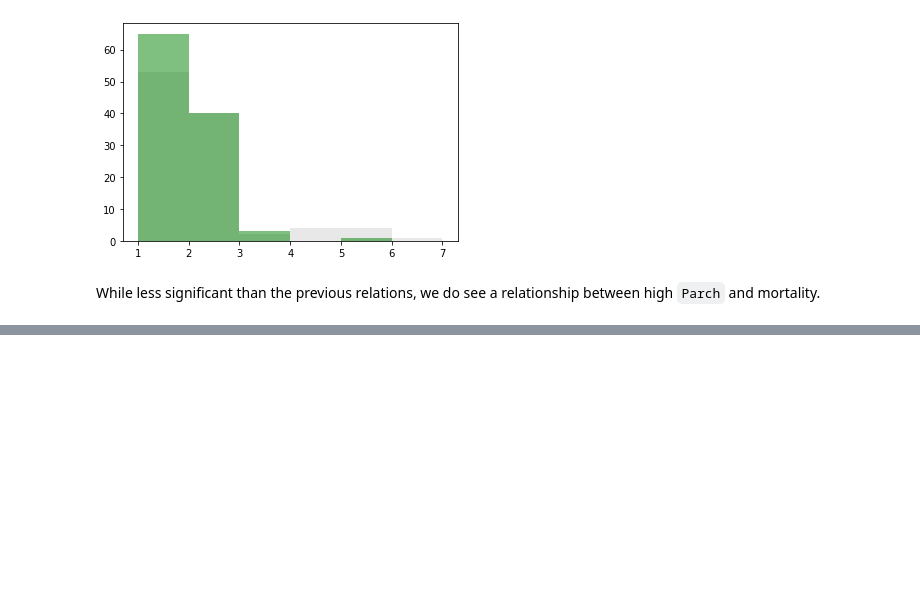
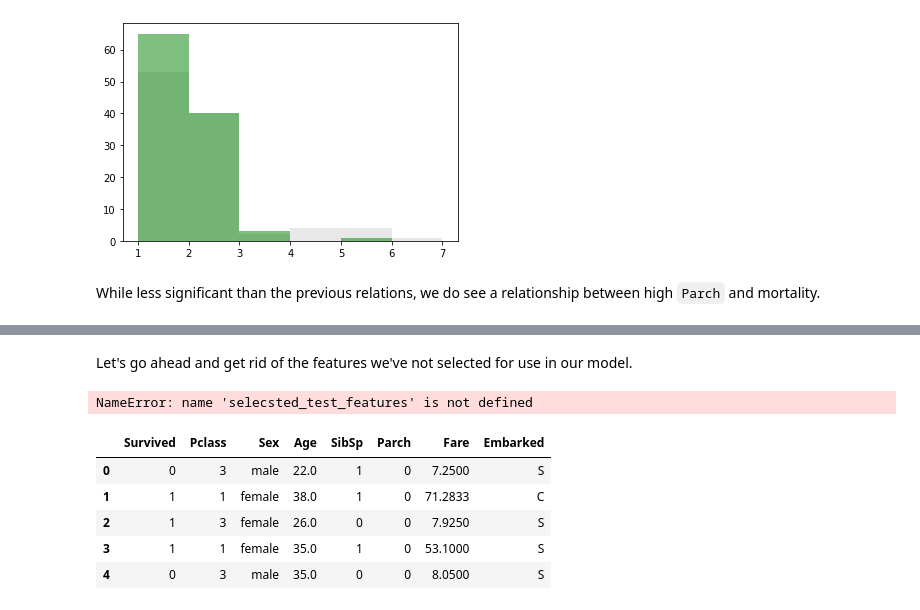
Before and after one commit to typekev/kaggle-titanic, a Jupyter notebook: Kaggle Titanic.ipynb, the cells around one changed output, grey strips where cells are left out. Drawn from its saved outputs; the diff is of its cells as text; code cells hidden in the pictures; blank space fills up the shorter version.

Commit message:
Preprocess data

```diff
--- a/Kaggle Titanic.ipynb
+++ b/Kaggle Titanic.ipynb
@@ -168,0 +242,28 @@ While less significant than the previous relations, we do see a relationship bet
+# %% [markdown]
+Let's go ahead and get rid of the features we've not selected for use in our model.
+# %%
+def get_df_with_base_features(df, selected_features):
+    '''Returns a given DataFrame with only it's selected features.
+       :param df: A dataframe
+       :param selected_features: An array of selected features that correspond to certain columns in `df`
+       :return: DataFrame: features_df'''
+
+    features_df = df[selected_features]
+    return features_df
+# %%
+selected_test_features = ["Pclass", "Sex", "Age", "SibSp", "Parch", "Fare", "Embarked"]
+selected_train_features = ["Survived"] + selecsted_test_features
+# %% [output]
+NameError: name 'selecsted_test_features' is not defined
+# %%
+test_base_features_df = get_df_with_base_features(test, selected_test_features)
+train_base_features_df = get_df_with_base_features(train, selected_train_features)
+# %%
+train_base_features_df.head()
+# %% [output]
+|  | Survived | Pclass | Sex | Age | SibSp | Parch | Fare | Embarked |
+| 0 | 0 | 3 | male | 22.0 | 1 | 0 | 7.2500 | S |
+| 1 | 1 | 1 | female | 38.0 | 1 | 0 | 71.2833 | C |
+| 2 | 1 | 3 | female | 26.0 | 0 | 0 | 7.9250 | S |
+| 3 | 1 | 1 | female | 35.0 | 1 | 0 | 53.1000 | S |
+| 4 | 0 | 3 | male | 35.0 | 0 | 0 | 8.0500 | S |
```
Also changed, not shown: parts of 16 cells of this notebook.
